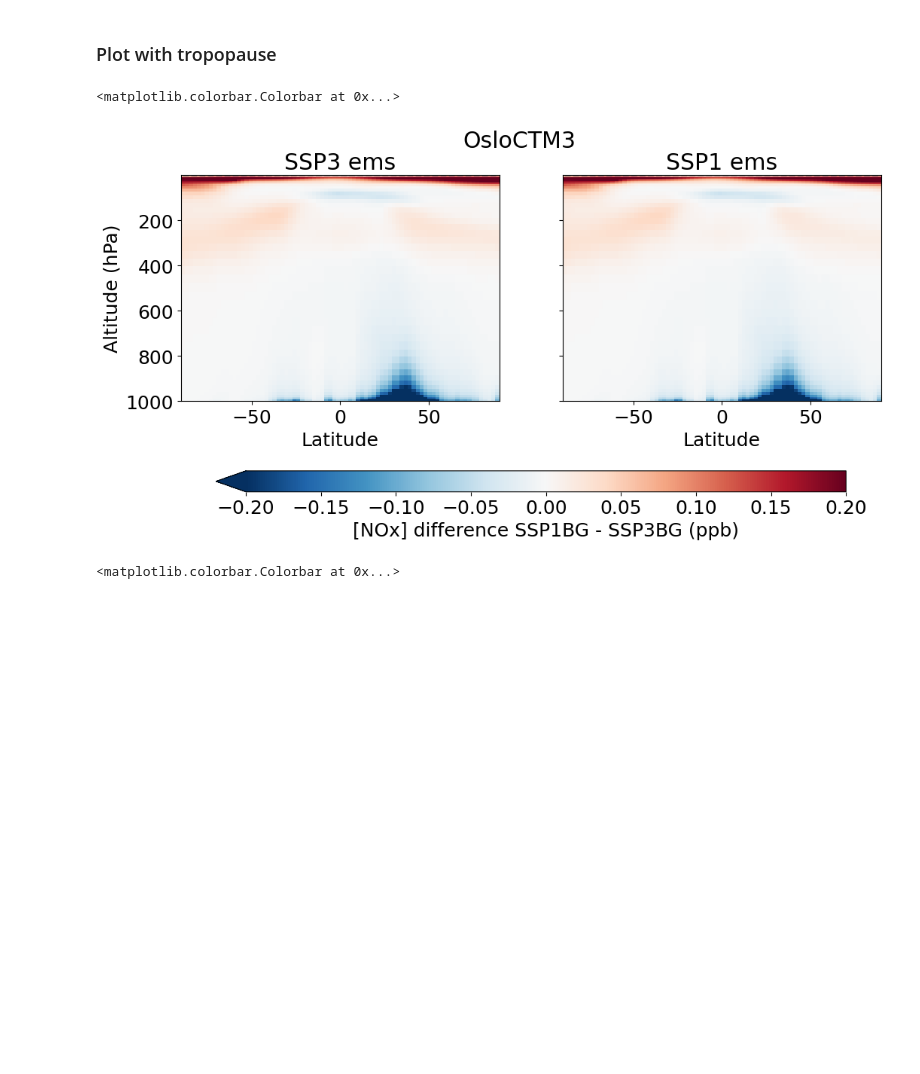
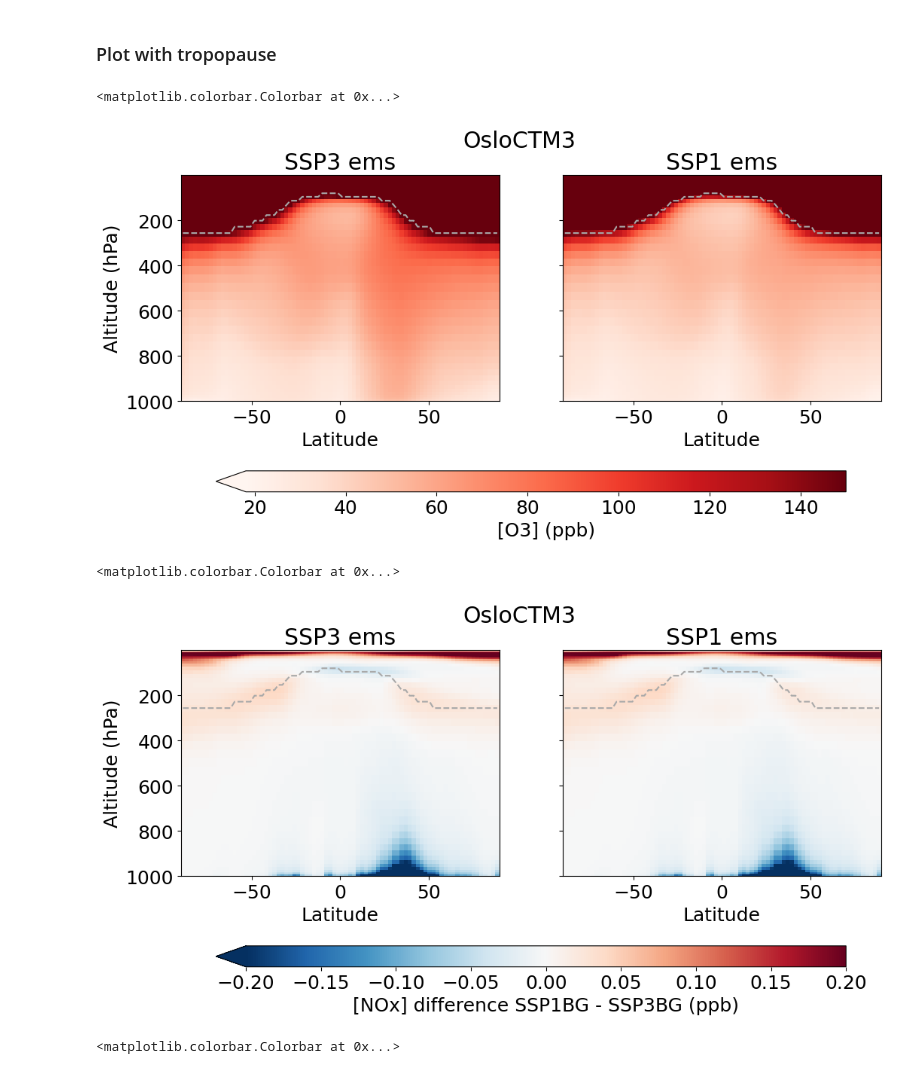
Before and after one commit to zosiast/ACACIA_future_paper3_figs, a Jupyter notebook: UTLS_osloctm3_SSP.ipynb, the cells around one changed output. Drawn from its saved outputs; the diff is of its cells as text; code cells hidden in the pictures; blank space fills up the shorter version.

```diff
--- a/UTLS_osloctm3_SSP.ipynb
+++ b/UTLS_osloctm3_SSP.ipynb
@@ -76,7 +76,38 @@ zon_mean_o3 = ds_SSP1['vmro3'].mean(dim=["time","lon"],keep_attrs=True)*1e9
 indexes = np.array(zon_mean_o3.where(zon_mean_o3 > 125).argmin(dim='lev'))
 
 #select lev for 150ppb index
-trop_lev = np.take(ds_SSP1.lev, indexes)/100
+trop_lev = np.take(ds_SSP1.lev, indexes)
+# %%
+fig, ((ax1,ax2)) = plt.subplots(1,2, figsize = (12,6),sharey=True)
+
+im = (ds_SSP3['vmro3']*1e9).mean(dim=["time","lon"],keep_attrs=True).plot(ax=ax1,cmap = 'Reds',
+                                                                          vmax=150,
+                                                                          yincrease=False,
+                                                                           add_colorbar=False)
+ax1.set_title('SSP3 ems')
+ax1.set_ylabel('Altitude (hPa)')
+ax1.set_xlabel('Latitude')
+ax1.plot(ds_SSP1.lat,trop_lev,c='darkgrey',linewidth=1.5,linestyle='--')
+
+
+
+(ds_SSP1['vmro3']*1e9).mean(dim=["time","lon"],keep_attrs=True).plot(ax=ax2,cmap = 'Reds',
+                                                                     vmax=150,
+                                                                     yincrease=False,
+                                                                           add_colorbar=False)
+ax2.set_title('SSP1 ems')
+ax2.set_ylabel('')
+ax2.set_xlabel('Latitude')
+ax2.plot(ds_SSP1.lat,trop_lev,c='darkgrey',linewidth=1.5,linestyle='--')
+
+
+plt.suptitle('OsloCTM3')
+
+
+fig.colorbar(im, ax=[ax1, ax2], orientation='horizontal', label=f"[O3] (ppb)",aspect=30,extend='min',shrink=0.9,pad=0.20)
+# %% [output]
+<matplotlib.colorbar.Colorbar at 0x...>
+[figure, added]
 # %%
 fig, ((ax1,ax2)) = plt.subplots(1,2, figsize = (12,6),sharey=True)
 
@@ -103,7 +134,7 @@ plt.suptitle('OsloCTM3')
 fig.colorbar(im, ax=[ax1, ax2], orientation='horizontal', label=f"[NOx] difference SSP1BG - SSP3BG (ppb)",aspect=30,extend='min',shrink=0.9,pad=0.20)
 # %% [output]
 <matplotlib.colorbar.Colorbar at 0x...>
-[figure, old version]
+[figure, new version]
 # %%
 fig, ((ax1,ax2)) = plt.subplots(1,2, figsize = (12,6),sharey=True)
 
```
Also changed, not shown: parts of 1 cell of this notebook, 10 other files.
